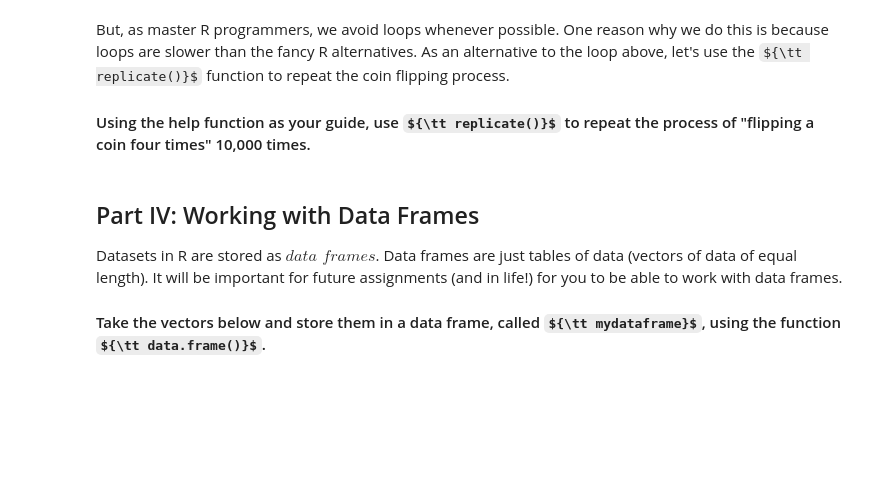
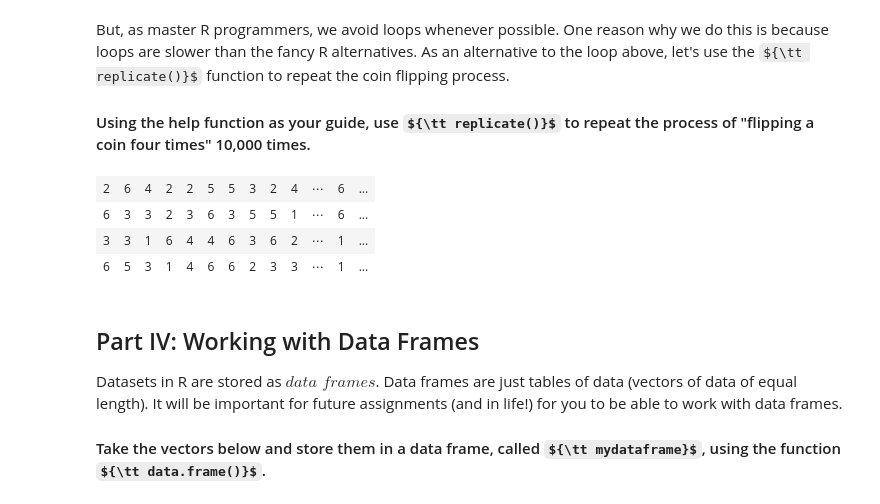
Before and after one commit to dskrenta/appm-4570, a Jupyter notebook: week1/Introduction to Jupyter and R.ipynb, the cells around one changed output. Cells and saved outputs as stored; diff of their text form; code cells hidden in the pictures; some formulas as TeX source; blank space fills up the shorter version.

```diff
--- a/week1/Introduction to Jupyter and R.ipynb
+++ b/week1/Introduction to Jupyter and R.ipynb
@@ -244,6 +321,13 @@ Recall above that we wrote a function f1 that flips a coin four times. As odd as
 But, as master R programmers, we avoid loops whenever possible. One reason why we do this is because loops are slower than the fancy R alternatives. As an alternative to the loop above, let's use the ${\tt replicate()}$ function to repeat the coin flipping process.
 
 #### Using the help function as your guide, use ${\tt replicate()}$ to  repeat the process of "flipping a coin four times" 10,000 times.
+# %%
+replicate(10000, sample(1:6, 4, replace = T))
+# %% [output]
+| 2 | 6 | 4 | 2 | 2 | 5 | 5 | 3 | 2 | 4 | ⋯ | 6 | ... |
+| 6 | 3 | 3 | 2 | 3 | 6 | 3 | 5 | 5 | 1 | ⋯ | 6 | ... |
+| 3 | 3 | 1 | 6 | 4 | 4 | 6 | 3 | 6 | 2 | ⋯ | 1 | ... |
+| 6 | 5 | 3 | 1 | 4 | 6 | 6 | 2 | 3 | 3 | ⋯ | 1 | ... |
 # %% [markdown]
 ## Part IV: Working with Data Frames
 
```
Also changed, not shown: parts of 11 cells of this notebook.
